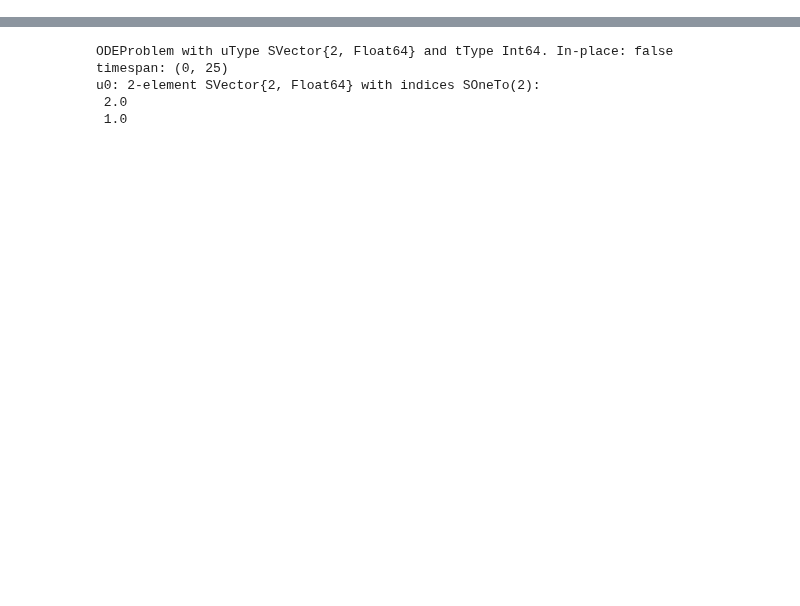
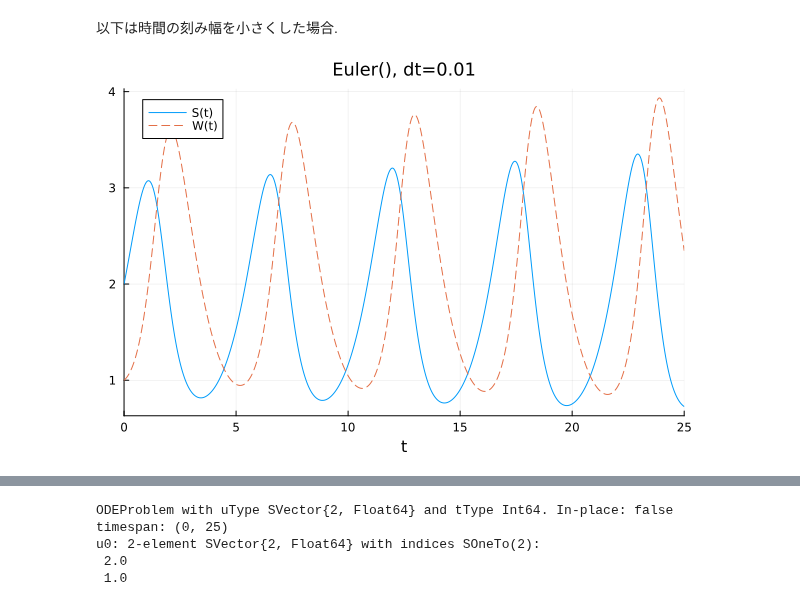
Before and after one commit to genkuroki/public, a Jupyter notebook: 0039/Lotka-Volterra.ipynb, the cells around one changed output, grey strips where cells are left out. Cells and saved outputs as stored; diff of their text form; code cells hidden in the pictures; blank space fills up the shorter version.

```diff
--- a/0039/Lotka-Volterra.ipynb
+++ b/0039/Lotka-Volterra.ipynb
@@ -6,0 +52,8 @@ https://twitter.com/kimu3_slime/status/1608678692817080320?s=20&t=DN3hlMCpGLP6Q9
+# %% [markdown]
+以下は時間の刻み幅を小さくした場合.
+# %%
+dt = 0.01
+sol = solve(prob, Euler(); dt)
+plot(sol; label=["S(t)" "W(t)"], ls=[:solid :dash], title="Euler(), dt=$dt")
+# %% [output]
+[figure, added]
```
Also changed, not shown: parts of 14 cells of this notebook, 1 other file.
